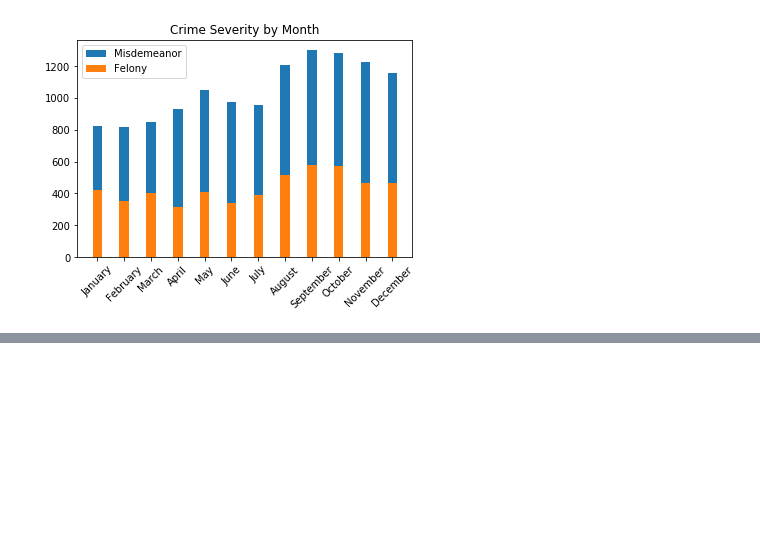
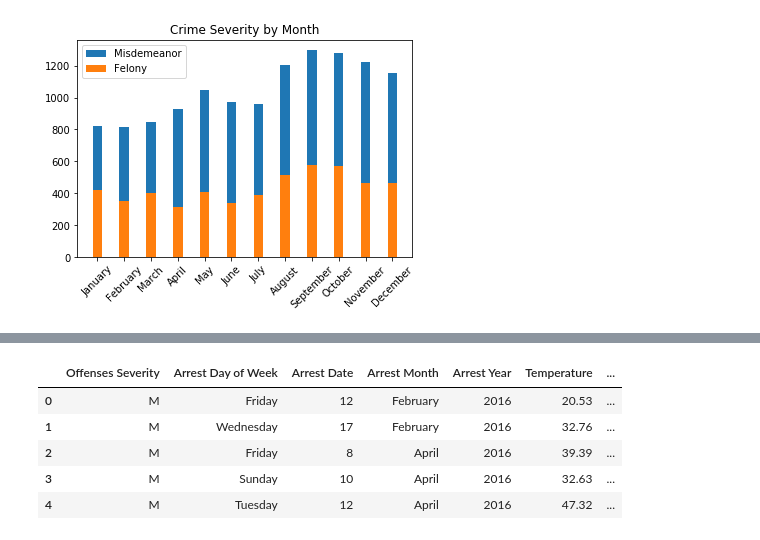
Before and after one commit to Emaway/Group-Project-1, a Jupyter notebook: plots.ipynb, the cells around one changed output, grey strips where cells are left out. Saved outputs shown, nothing was run; the diff lists cells and outputs as text; code cells hidden in the pictures; blank space fills up the shorter version.

```diff
--- a/plots.ipynb
+++ b/plots.ipynb
@@ -336,0 +413,11 @@ plt.savefig("Plots/crime_severity_by_month.png")
+# %%
+#Pull Misdemeanors
+heatmap_DFM = heatmap_DF.loc[heatmap_DF["Offenses Severity"] == "M"]
+heatmap_DFM.head()
+# %% [output]
+|  | Offenses Severity | Arrest Day of Week | Arrest Date | Arrest Month | Arrest Year | Temperature | ... |
+| 0 | M | Friday | 12 | February | 2016 | 20.53 | ... |
+| 1 | M | Wednesday | 17 | February | 2016 | 32.76 | ... |
+| 2 | M | Friday | 8 | April | 2016 | 39.39 | ... |
+| 3 | M | Sunday | 10 | April | 2016 | 32.63 | ... |
+| 4 | M | Tuesday | 12 | April | 2016 | 47.32 | ... |
```
Also changed, not shown: parts of 13 cells of this notebook.
